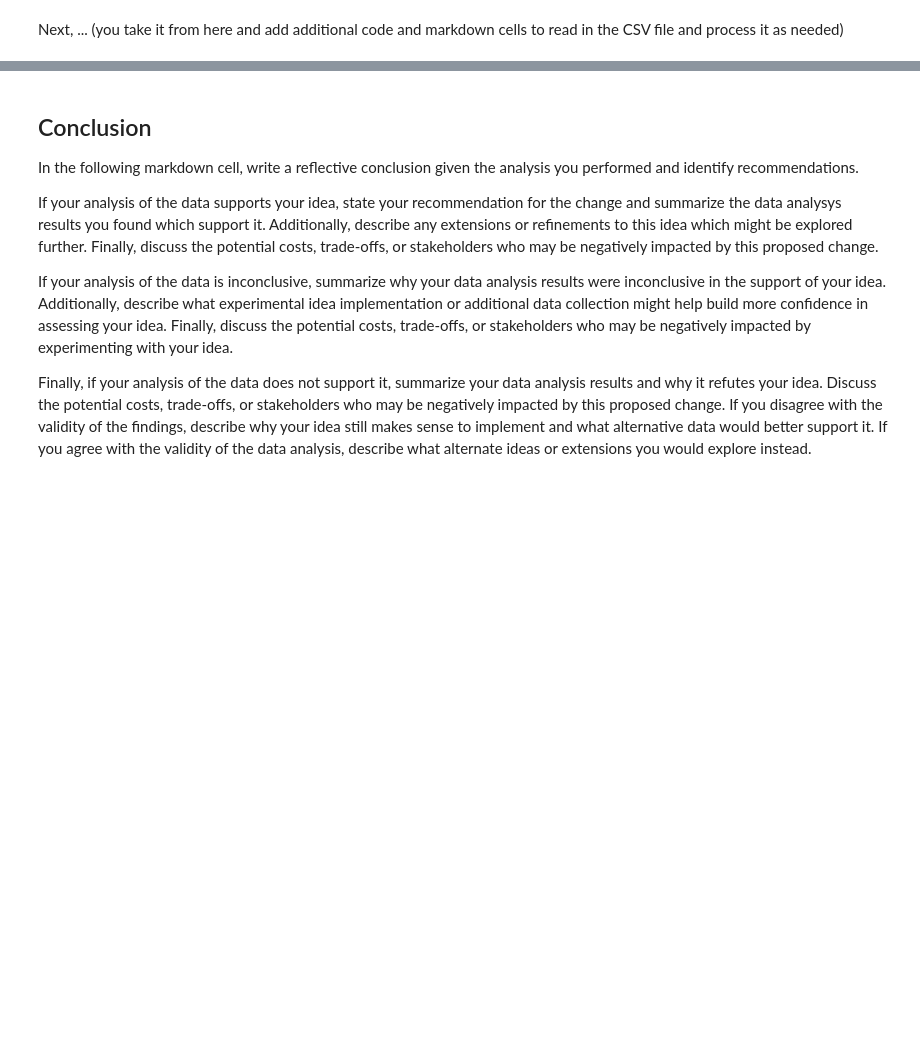
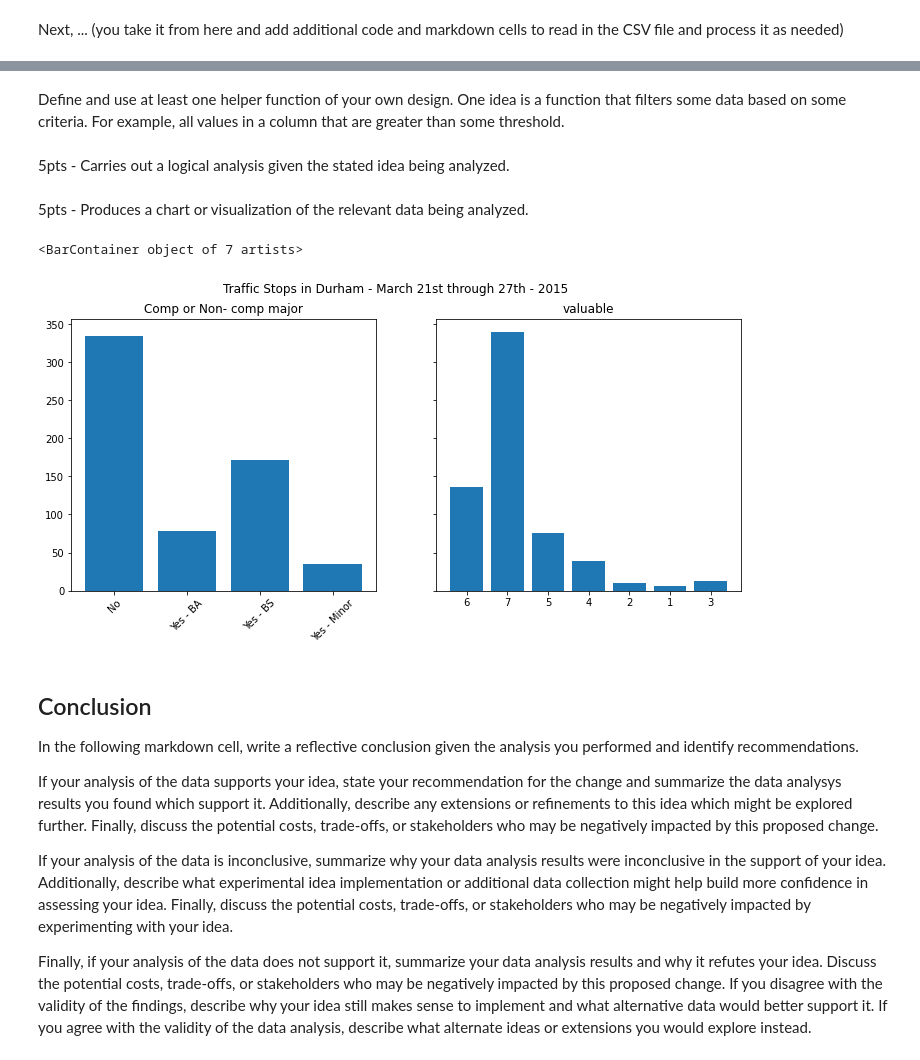
Before and after one commit to annyaa/comp110-22s-workspace, a Jupyter notebook: exercises/ex08/analysis.ipynb, the cells around one changed output, grey strips where cells are left out. Saved outputs shown, nothing was run; the diff lists cells and outputs as text; code cells hidden in the pictures; blank space fills up the shorter version.

```diff
--- a/exercises/ex08/analysis.ipynb
+++ b/exercises/ex08/analysis.ipynb
@@ -73,0 +193,6 @@ SURVEY_DATA_CSV_FILE_PATH: str = "../../data/survey.csv"
+# %%
+from data_utils import select
+
+selected_data: dict[str, list[str]] = select(data_cols, ["valuable", "understanding"])
+
+tabulate(head(selected_data, 10), selected_data.keys(), "html")
@@ -73,0 +211,8 @@ SURVEY_DATA_CSV_FILE_PATH: str = "../../data/survey.csv"
+# %%
+from data_utils import count
+
+valuable_counts: dict[str, int] = count(selected_data["valuable"])
+print(f"valuable_counts: {valuable_counts}")
+
+understanding_counts: dict[str, int] = count(selected_data["understanding"])
+print(f"understanding: {understanding_counts}")
@@ -73,0 +253,6 @@ SURVEY_DATA_CSV_FILE_PATH: str = "../../data/survey.csv"
+# %%
+from data_utils import select
+
+selected_data: dict[str, list[str]] = select(data_cols, ["comp_major", "primary_major"])
+
+tabulate(head(selected_data, 10), selected_data.keys(), "html")
@@ -73,0 +271,8 @@ SURVEY_DATA_CSV_FILE_PATH: str = "../../data/survey.csv"
+# %%
+from data_utils import count
+
+comp_major_counts: dict[str, int] = count(selected_data["comp_major"])
+print(f"comp_major_counts: {comp_major_counts}")
+
+primary_major_counts: dict[str, int] = count(selected_data["primary_major"])
+print(f"primary_major: {primary_major_counts}")
@@ -74,3 +290,25 @@ SURVEY_DATA_CSV_FILE_PATH: str = "../../data/survey.csv"
+# %% [markdown]
+Define and use at least one helper function of your own design. One idea is a function that filters some data based on some criteria. For example, all values in a column that are greater than some threshold.
+# %% [markdown]
+5pts - Carries out a logical analysis given the stated idea being analyzed.
+# %% [markdown]
+5pts - Produces a chart or visualization of the relevant data being analyzed.
+# %%
+from matplotlib import pyplot as plt
+
+fig, axes = plt.subplots(1, 2, figsize=(12, 5), sharey=True)
+fig.suptitle("Traffic Stops in Durham - March 21st through 27th - 2015")
+
+
+axes[0].set_title("Comp or Non- comp major")
+axes[0].bar(comp_major_counts.keys(), comp_major_counts.values())
+axes[0].tick_params(axis='x', labelrotation = 45)
+
+axes[1].set_title("valuable")
+axes[1].bar(valuable_counts.keys(), valuable_counts.values())
+# %% [output]
+<BarContainer object of 7 artists>
+[figure, added]
 # %% [markdown]
 ## Conclusion
 
```
Also changed, not shown: parts of 26 cells of this notebook.
